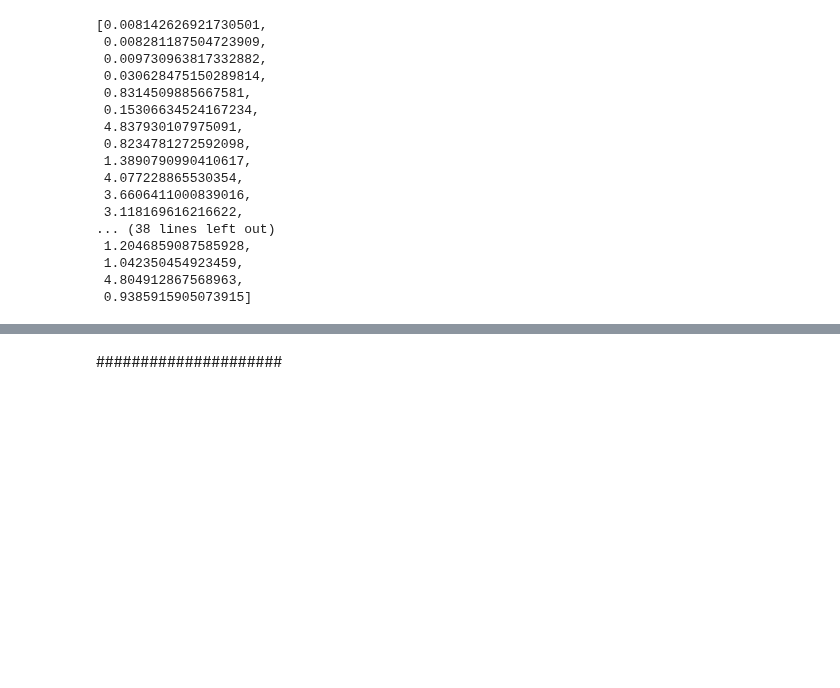
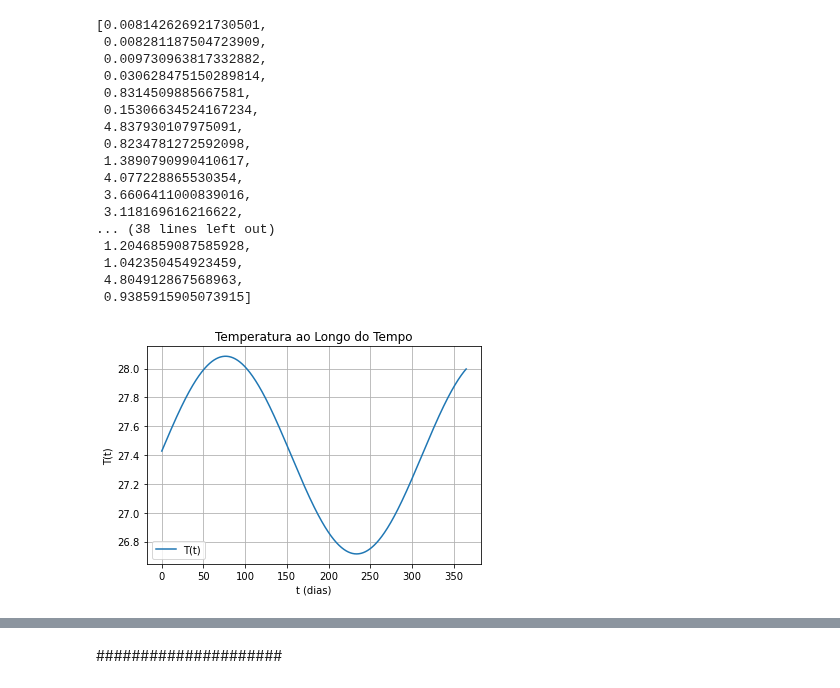
Before and after one commit to RaphaLevy/TCC, a Jupyter notebook: Modelagem/Teste_Scipy_Integrate.ipynb, the cells around one changed output, grey strips where cells are left out. Drawn from its saved outputs; the diff is of its cells as text; code cells hidden in the pictures; blank space fills up the shorter version.

```diff
--- a/Modelagem/Teste_Scipy_Integrate.ipynb
+++ b/Modelagem/Teste_Scipy_Integrate.ipynb
@@ -506,3 +537,35 @@ Gamma: 1/1095
  1.042350454923459,
  4.804912867568963,
  0.9385915905073915]
+# %%
+T1=27.4
+T2=0.025
+omega1=0.02
+phi1=1.53
+
+R1=196.9
+R2=0.033
+omega2=0.025
+phi2=1.99
+# %%
+# Funções de temperatura e chuva fora do contexto da função lotkavolterra
+def T(t):
+        return T1 * (1 + T2 * cos(omega1 * t - phi1))
+
+def R(t):
+        return R1 * (1 + R2 * cos(omega2 * t - phi2))
+# %%
+# Pontos no tempo
+t_values = np.linspace(0, 365, 1000) # 1000 pontos entre 0 e 365
+T_values = [T(t) for t in t_values]
+
+# Plotando
+plt.plot(t_values, T_values, label='T(t)')
+plt.title('Temperatura ao Longo do Tempo')
+plt.xlabel('t (dias)')
+plt.ylabel('T(t)')
+plt.legend()
+plt.grid(True)
+plt.show()
+# %% [output]
+[figure, added]
```
Also changed, not shown: parts of 7 cells of this notebook.
